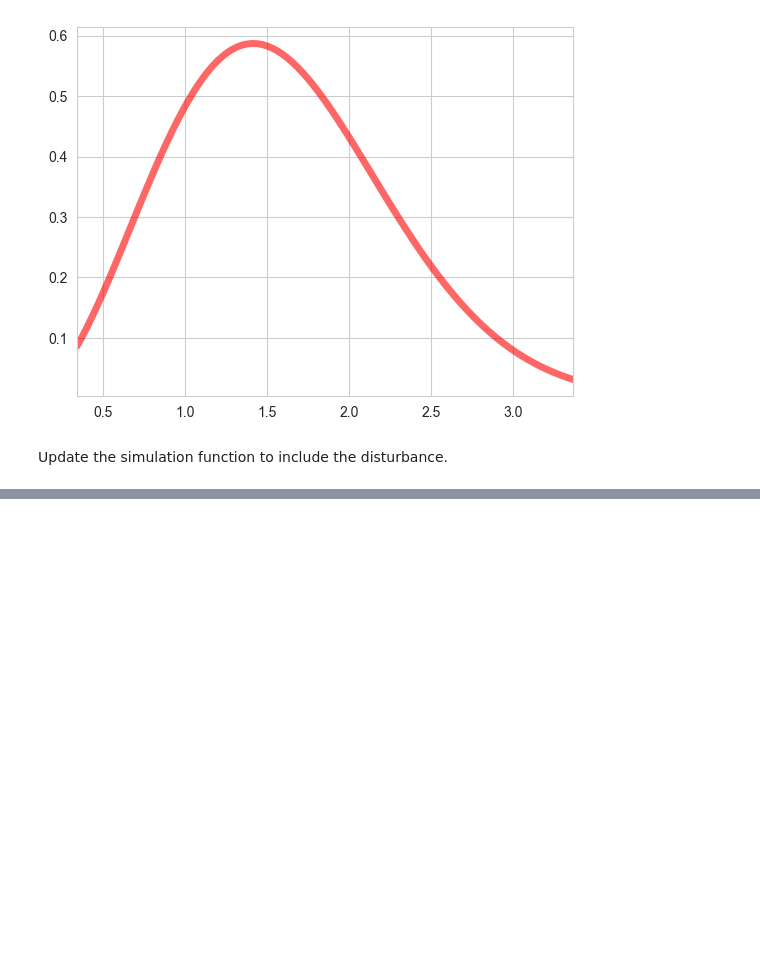
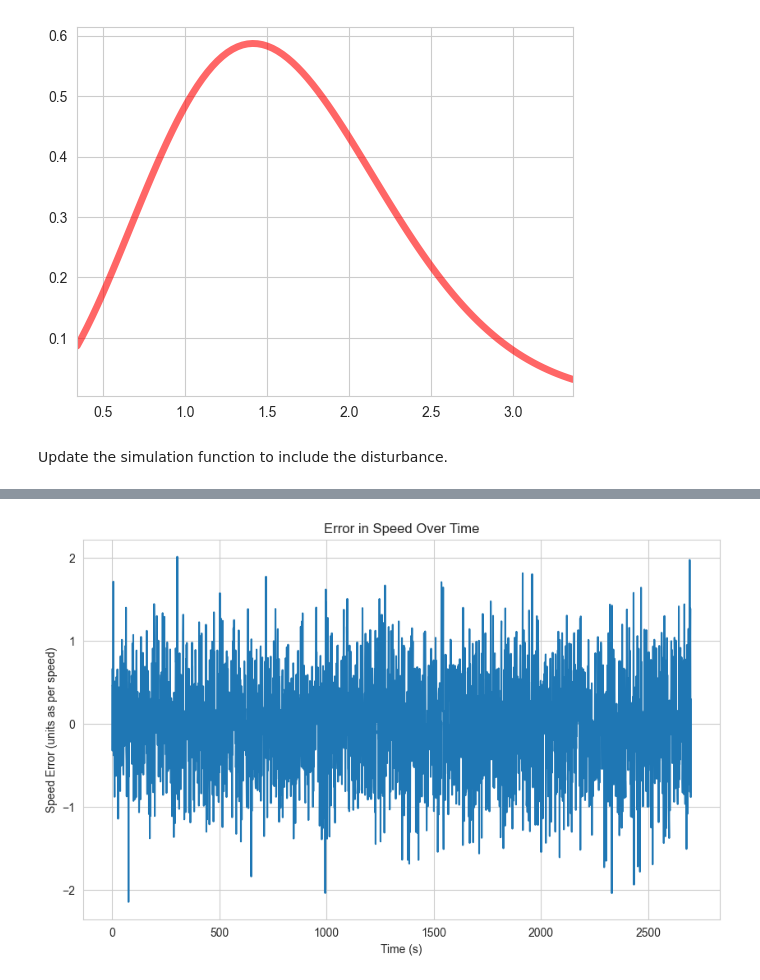
Before and after one commit to tomasanchez/acc-ct, a Jupyter notebook: notebooks/acc.ipynb, the cells around one changed output, grey strips where cells are left out. Cells and saved outputs as stored; diff of their text form; code cells hidden in the pictures; blank space fills up the shorter version.

```diff
--- a/notebooks/acc.ipynb
+++ b/notebooks/acc.ipynb
@@ -572,0 +602,10 @@ pd.DataFrame(data)
+# %%
+speed_errors = [actual - measured for actual, measured in zip(p_simulation.speeds, sample_measured_speeds)]
+plt.figure(figsize=(10, 6))
+plt.plot(p_simulation.times, speed_errors)
+plt.xlabel('Time (s)')
+plt.ylabel('Speed Error (units as per speed)')
+plt.title('Error in Speed Over Time')
+plt.show()
+# %% [output]
+[figure, added]
```
Also changed, not shown: parts of 13 cells of this notebook.
